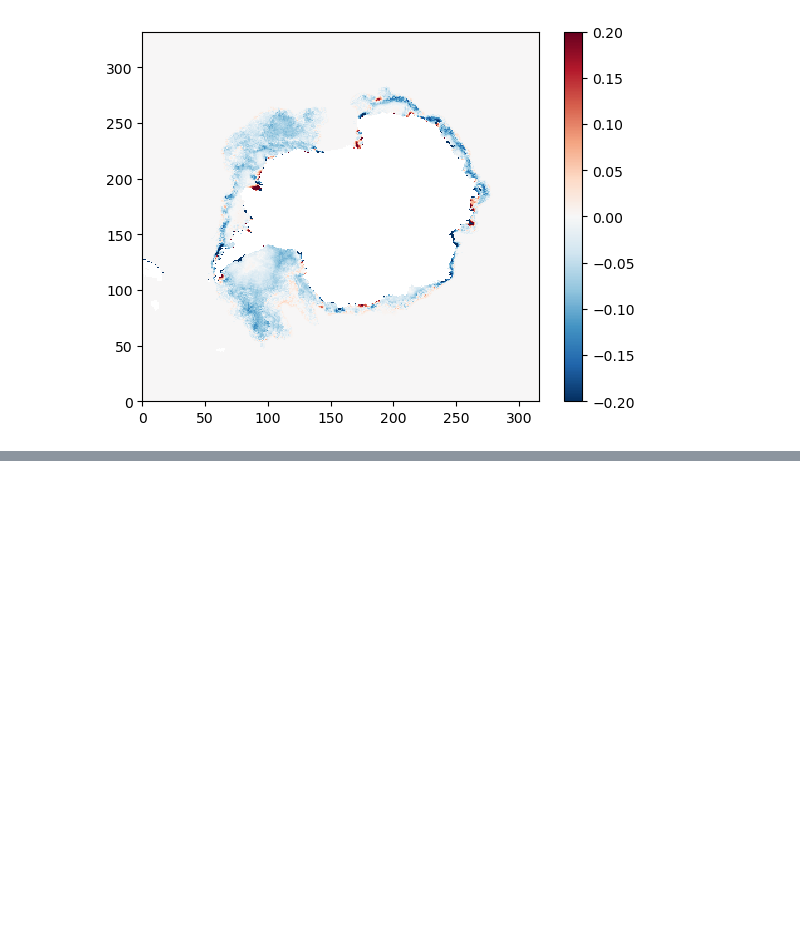
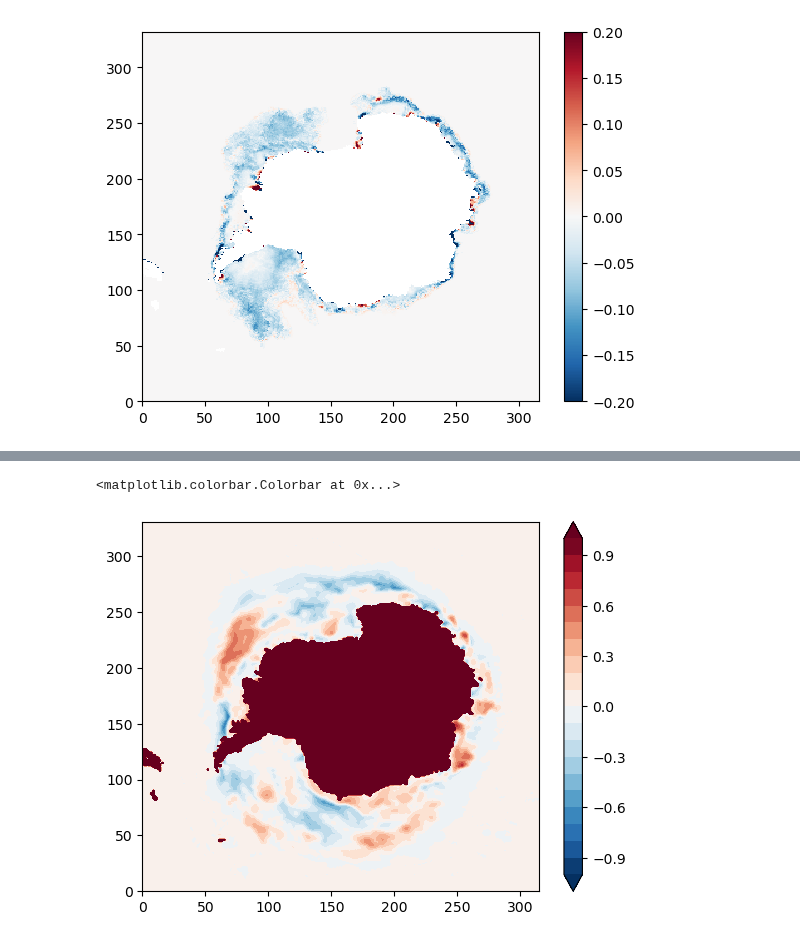
Before and after one commit to ychnli/sicpred, a Jupyter notebook: notebooks/prepdata.ipynb, the cells around one changed output, grey strips where cells are left out. Cells and saved outputs as stored; diff of their text form; code cells hidden in the pictures; blank space fills up the shorter version.

```diff
--- a/notebooks/prepdata.ipynb
+++ b/notebooks/prepdata.ipynb
@@ -50,0 +154,7 @@ plt.colorbar()
+# %%
+truth = nsidc_sic.siconc.sel(time=pd.to_datetime('2020-12'))
+plt.contourf(truth - prediction, levels=np.arange(-1, 1.1, 0.1), cmap='RdBu_r', extend='both')
+plt.colorbar()
+# %% [output]
+<matplotlib.colorbar.Colorbar at 0x...>
+[figure, added]
```
Also changed, not shown: parts of 11 cells of this notebook, 3 other files.
